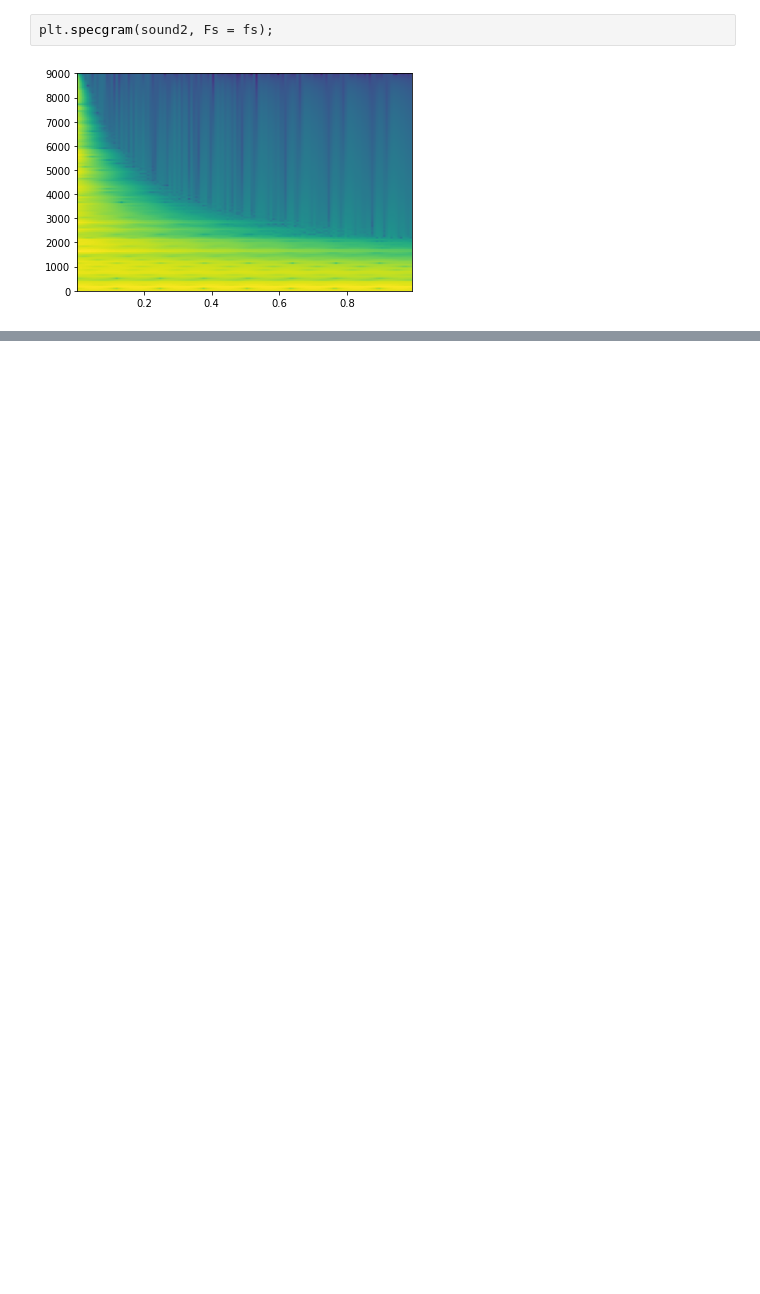
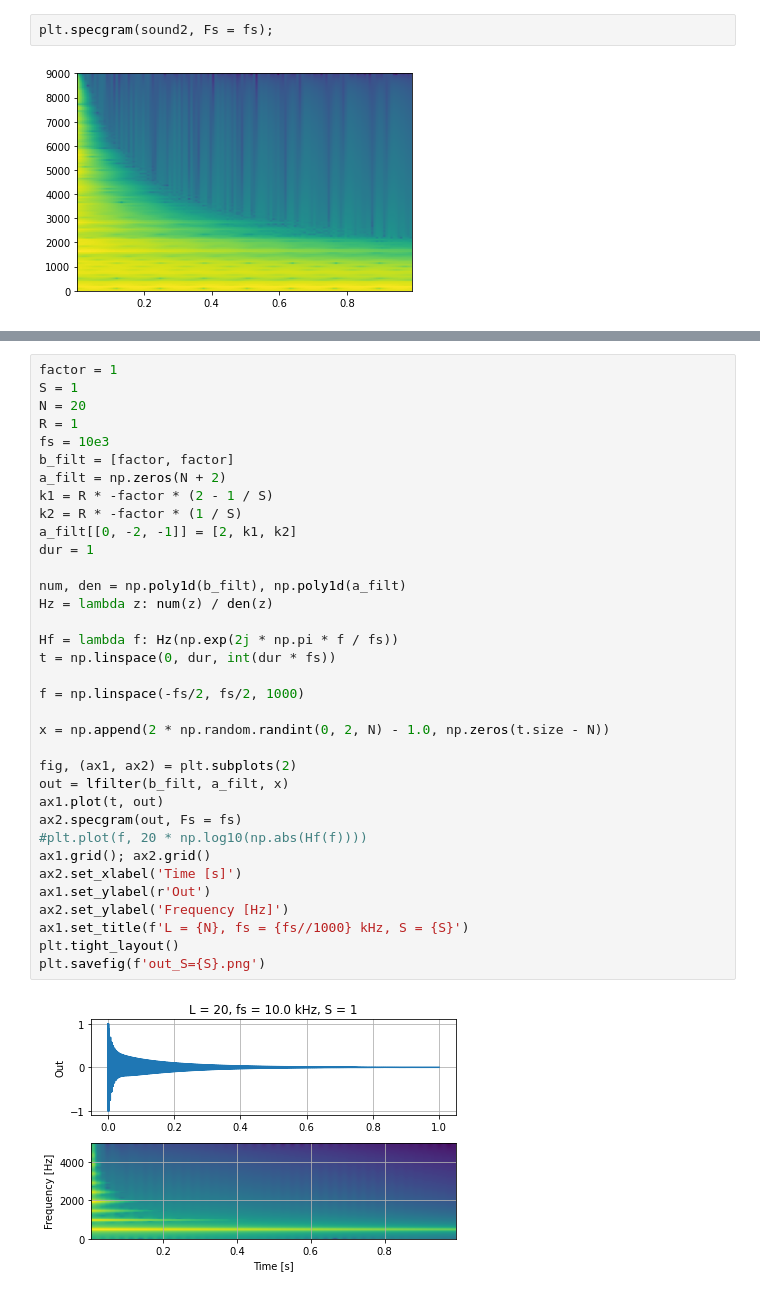
Before and after one commit to AlanVek/ASSD, a Jupyter notebook: TP2/Synthesis/Reverb/Untitled.ipynb, the cells around one changed output, grey strips where cells are left out. Saved outputs shown, nothing was run; the diff lists cells and outputs as text; blank space fills up the shorter version.

```diff
--- a/TP2/Synthesis/Reverb/Untitled.ipynb
+++ b/TP2/Synthesis/Reverb/Untitled.ipynb
@@ -175,0 +198,37 @@ plt.specgram(sound2, Fs = fs);
+# %%
+factor = 1
+S = 1
+N = 20
+R = 1
+fs = 10e3
+b_filt = [factor, factor]
+a_filt = np.zeros(N + 2)
+k1 = R * -factor * (2 - 1 / S)
+k2 = R * -factor * (1 / S)
+a_filt[[0, -2, -1]] = [2, k1, k2]
+dur = 1
+
+num, den = np.poly1d(b_filt), np.poly1d(a_filt)
+Hz = lambda z: num(z) / den(z)
+
+Hf = lambda f: Hz(np.exp(2j * np.pi * f / fs))
+t = np.linspace(0, dur, int(dur * fs))
+
+f = np.linspace(-fs/2, fs/2, 1000)
+
+x = np.append(2 * np.random.randint(0, 2, N) - 1.0, np.zeros(t.size - N))
+
+fig, (ax1, ax2) = plt.subplots(2)
+out = lfilter(b_filt, a_filt, x)
+ax1.plot(t, out)
+ax2.specgram(out, Fs = fs)
+#plt.plot(f, 20 * np.log10(np.abs(Hf(f))))
+ax1.grid(); ax2.grid()
+ax2.set_xlabel('Time [s]')
+ax1.set_ylabel(r'Out')
+ax2.set_ylabel('Frequency [Hz]')
+ax1.set_title(f'L = {N}, fs = {fs//1000} kHz, S = {S}')
+plt.tight_layout()
+plt.savefig(f'out_S={S}.png')
+# %% [output]
+[figure, added]
```
Also changed, not shown: parts of 1 cell of this notebook, 15 other files.
